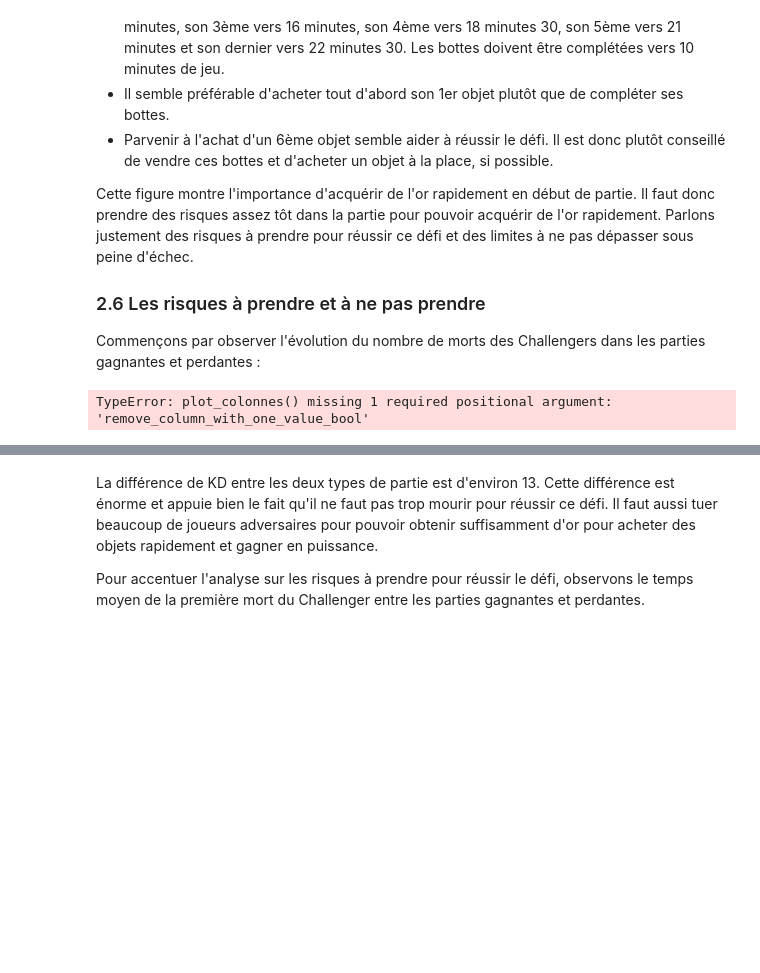
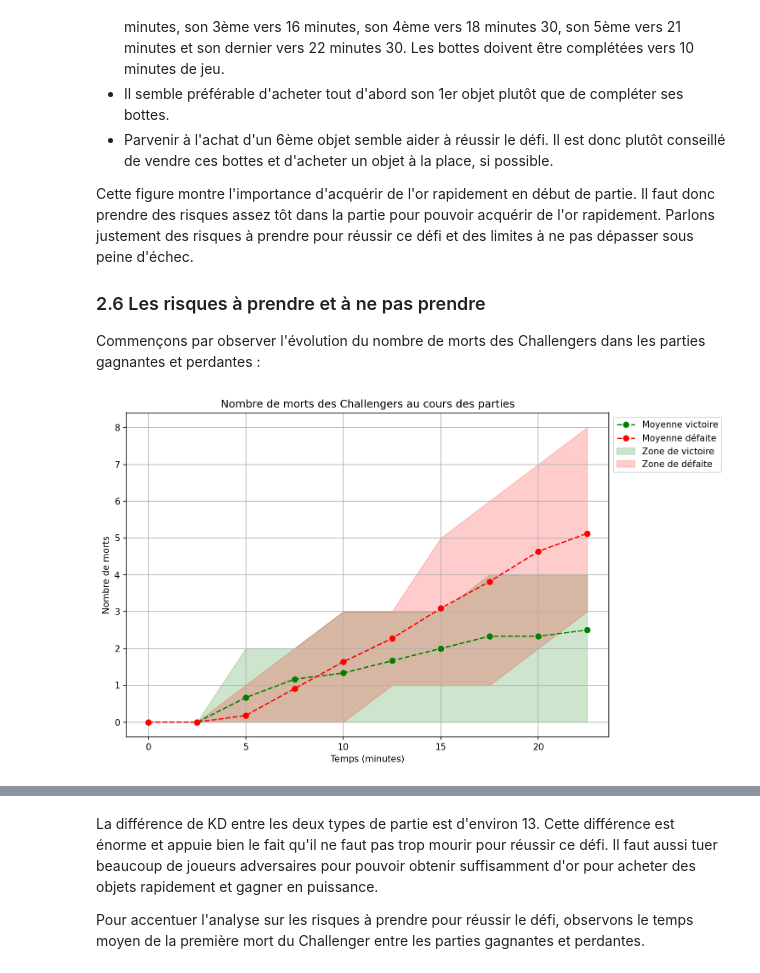
Before and after one commit to thibaut-ceci/5B1C, a Jupyter notebook: 5B1C.ipynb, the cells around one changed output, grey strips where cells are left out. Cells and saved outputs as stored; diff of their text form; code cells hidden in the pictures; blank space fills up the shorter version.

```diff
--- a/5B1C.ipynb
+++ b/5B1C.ipynb
@@ -202,9 +202,9 @@ Cette figure montre l'importance d'acquérir de l'or rapidement en début de par
 
 Commençons par observer l'évolution du nombre de morts des Challengers dans les parties gagnantes et perdantes :
 # %%
-df_with_mean_y_vict_4 = lib.plot_colonnes(victoire, defaite, "Temps numérique", "Mort", 'Nombre de morts', 'Évolution du nombre de morts des Challengers au cours des parties', remove_column_with_one_value_bool = False, plot_games = False)
+_ = lib.plot_colonnes(victoire, defaite, "Temps numérique", "Mort", 'Nombre de morts', 'Nombre de morts des Challengers au cours des parties', zone_objet = True, plot_games = False)
 # %% [output]
-TypeError: plot_colonnes() missing 1 required positional argument: 'remove_column_with_one_value_bool'
+[figure, added]
 # %% [markdown]
 Plusieurs informations peuvent être extraites de cette figure :
 - Tout d'abord, il est possible de constater que les moyennes se croisent. Entre 2 minutes 30 et 7 minutes 30, la moyenne du nombre de morts des parties gagnantes est supérieure à celle des parties perdantes. Ceci s'inverse ensuite et il est possible de constater que la moyenne des parties perdantes devient très nettement supérieure à celle des parties gagnantes. Ceci peut s'expliquer par le fait qu'il est intéressant de prendre des risques dès le début de la partie (avant 7 minutes 30 de jeu) pour tenter d'obtenir des kills ou commencer à détruire des structures pour acquérir de l'or. Si cette prise de risque finit par la mort du Challenger, le défi n'est pas échoué car au début d'une partie, le chronomètre de réapparition des joueurs n'est pas très long et les joueurs débutants n'ont pas encore la capacité de détruire des tours rapidement pour accéder à la base du Challenger. Prendre des risques est conseillé au début d'une partie pour acquérir de l'or rapidement et il est possible de mourir au moins une fois avant 10 minutes de jeu sans entraîner l'échec du défi.
```
Also changed, not shown: parts of 12 cells of this notebook, 2 other files.
